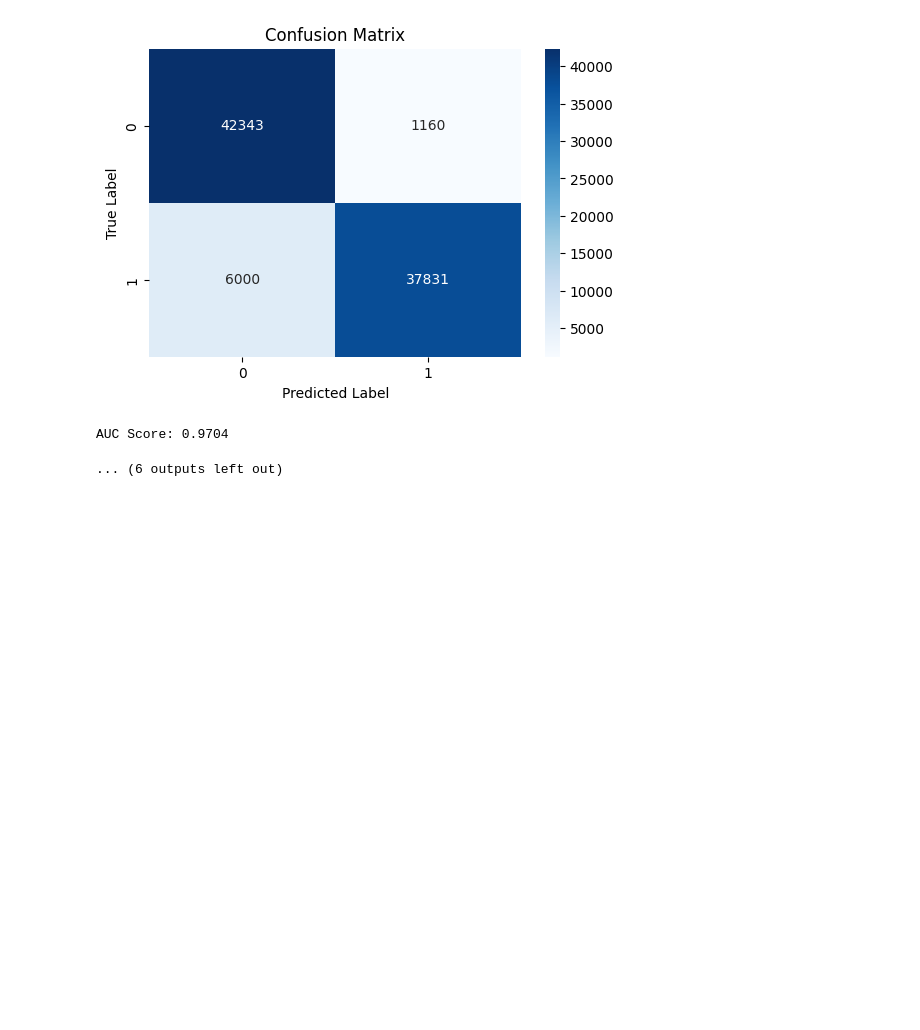
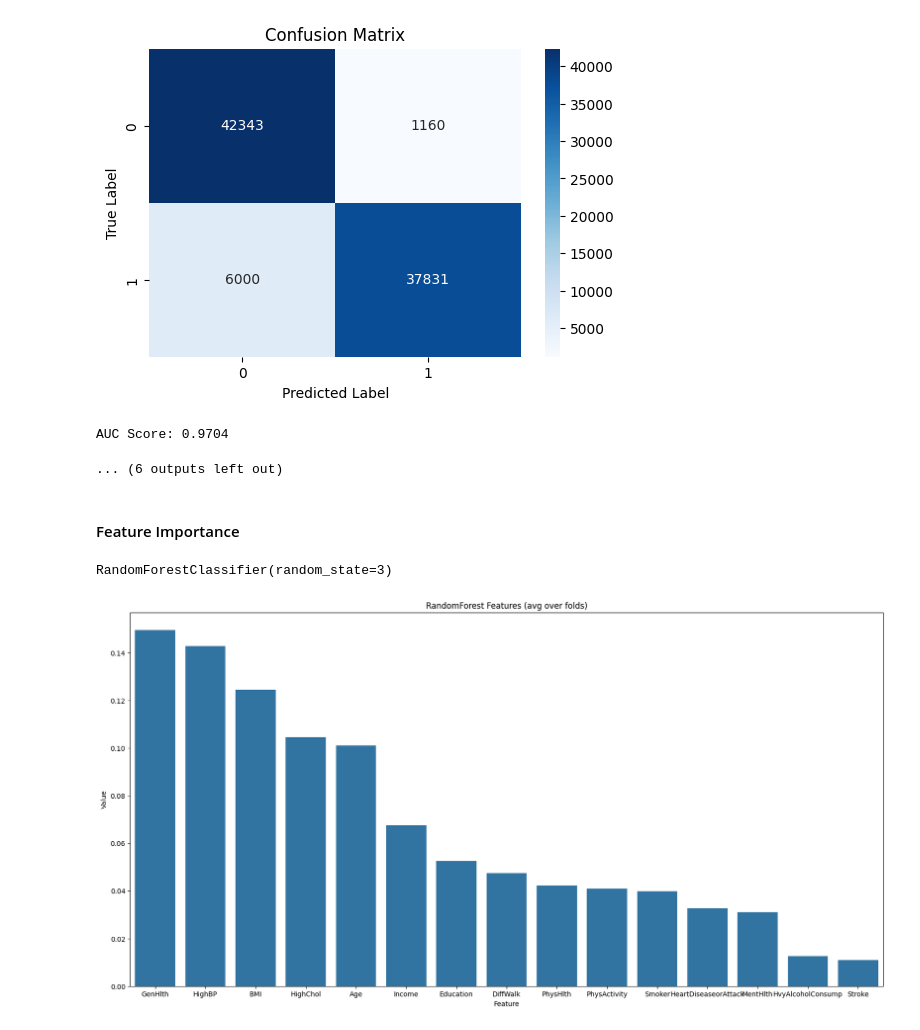
Before and after one commit to bachthao4321/Diabetes-health, a Jupyter notebook: diabetes-health.ipynb, the cells around one changed output. Saved outputs shown, nothing was run; the diff lists cells and outputs as text; code cells hidden in the pictures; blank space fills up the shorter version.

Commit message:
feature importance

```diff
--- a/diabetes-health.ipynb
+++ b/diabetes-health.ipynb
@@ -33,7 +33,7 @@ from sklearn.metrics import (
 # %% [markdown]
 ### Read the dataset
 # %%
-df = pd.read_csv('data/cleaned/archive (2)/diabetes_binary_health_indicators_BRFSS2015.csv')
+df = pd.read_csv(r'data\diabetes\2015\diabetes_binary_health_indicators_BRFSS2015.csv')
 
 print(df.shape)
 # %% [output]
@@ -701,3 +701,21 @@ weighted avg       0.92      0.92      0.92     87334
 [figure]
 AUC Score: 0.9704
 ... (6 outputs left out)
+# %% [markdown]
+#### Feature Importance
+# %%
+# final model
+
+rfc = RandomForestClassifier(random_state=3)
+rfc.fit(X_resampled, y_resampled)
+# %% [output]
+RandomForestClassifier(random_state=3)
+# %%
+feature_imp = pd.DataFrame(sorted(zip(rfc.feature_importances_, X.columns)), columns=['Value','Feature'])
+
+plt.figure(figsize=(20, 10))
+sns.barplot(x="Feature", y="Value", data=feature_imp.sort_values(by="Value", ascending=False))
+plt.title('RandomForest Features (avg over folds)')
+plt.show()
+# %% [output]
+[figure, added]
```
Also changed, not shown: parts of 1 cell of this notebook.
